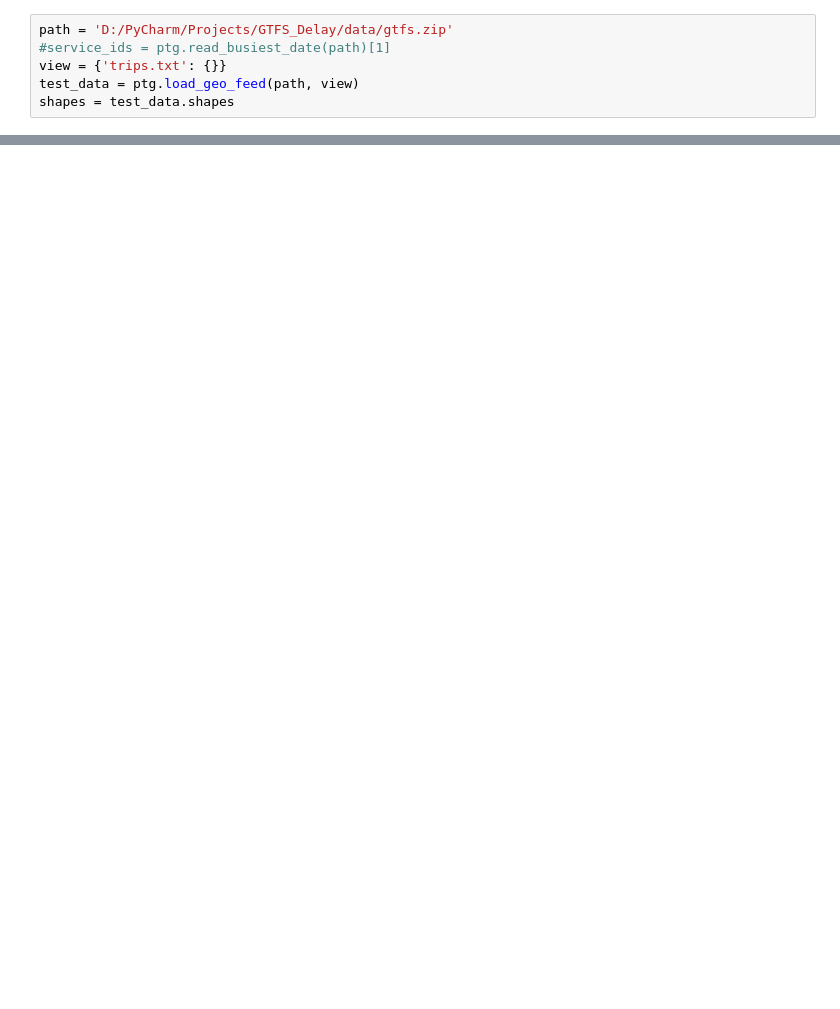
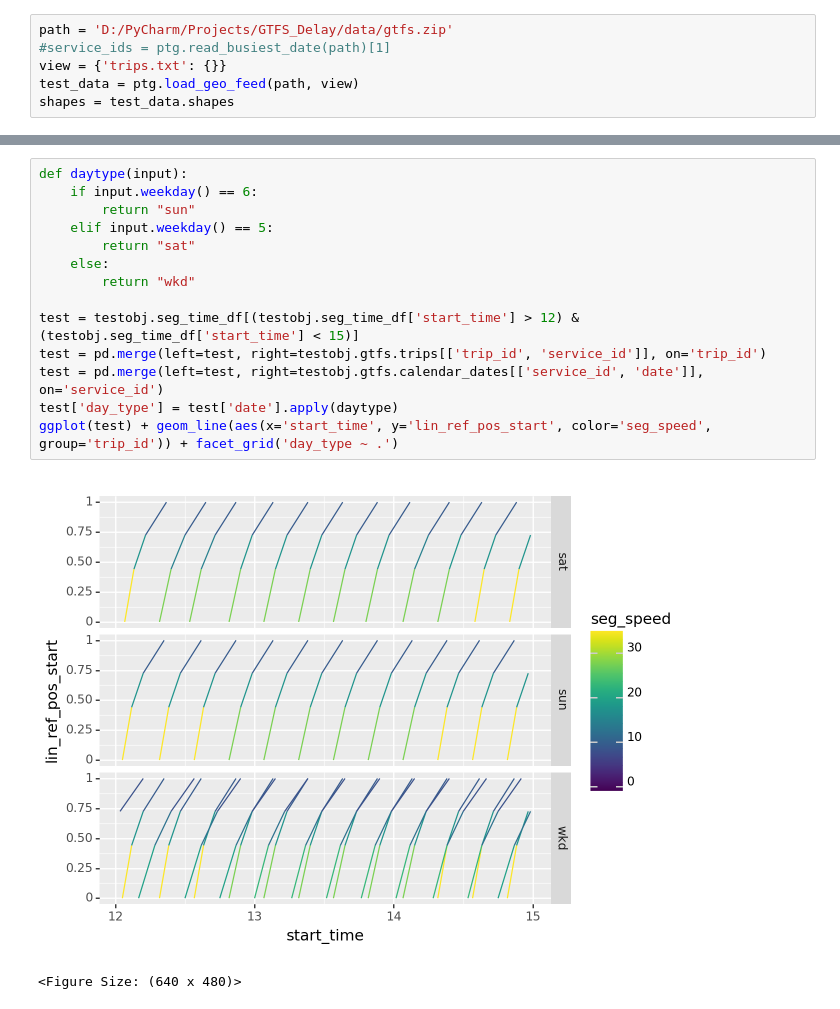
Before and after one commit to andrewm-transit/GTFS_Delay, a Jupyter notebook: notebooks/Analysis.ipynb, the cells around one changed output, grey strips where cells are left out. Saved outputs shown, nothing was run; the diff lists cells and outputs as text; blank space fills up the shorter version.

```diff
--- a/notebooks/Analysis.ipynb
+++ b/notebooks/Analysis.ipynb
@@ -83,0 +87,17 @@ testobj = GTFSDelay(test_data)
+# %%
+def daytype(input):
+    if input.weekday() == 6:
+        return "sun"
+    elif input.weekday() == 5:
+        return "sat"
+    else:
+        return "wkd"
+
+test = testobj.seg_time_df[(testobj.seg_time_df['start_time'] > 12) & (testobj.seg_time_df['start_time'] < 15)]
+test = pd.merge(left=test, right=testobj.gtfs.trips[['trip_id', 'service_id']], on='trip_id')
+test = pd.merge(left=test, right=testobj.gtfs.calendar_dates[['service_id', 'date']], on='service_id')
+test['day_type'] = test['date'].apply(daytype)
+ggplot(test) + geom_line(aes(x='start_time', y='lin_ref_pos_start', color='seg_speed', group='trip_id')) + facet_grid('day_type ~ .')
+# %% [output]
+[figure, added]
+<Figure Size: (640 x 480)>
```
Also changed, not shown: parts of 12 cells of this notebook, 1 other file.
